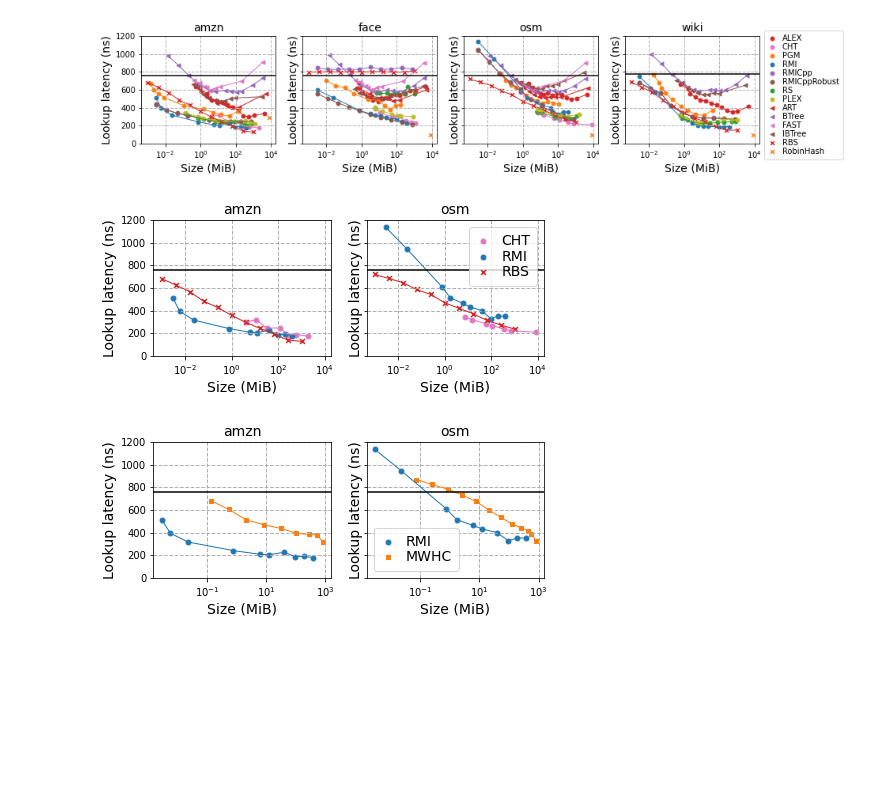
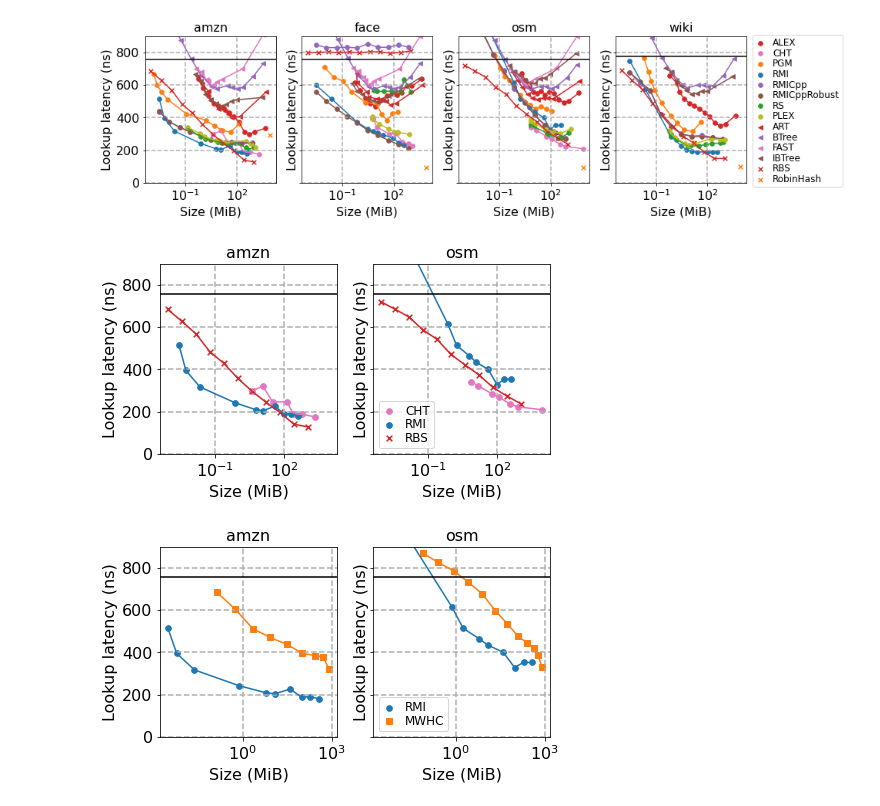
Before and after one commit to DominikHorn/SOSD, a Jupyter notebook: generate_plots.ipynb, the cells around one changed output. Drawn from its saved outputs; the diff is of its cells as text; code cells hidden in the pictures; blank space fills up the shorter version.

Commit message:
fiddle with font and plot sizes

```diff
--- a/generate_plots.ipynb
+++ b/generate_plots.ipynb
@@ -9,7 +9,7 @@ import matplotlib.pyplot as plt
 
 import matplotlib.colors as mcolors
 # %%
-fontsize=14
+fontsize=16
 outfolder="plots"
 
 class Category:
@@ -81,46 +81,47 @@ def legend_helper(outside=True):
     def make_legend(fig, axs):
         handles, labels = axs[0].get_legend_handles_labels()
         if outside:
-            fig.legend(handles, labels, ncol=1, loc="upper right", bbox_to_anchor=(1.01, 0.95), labelspacing=0.1, borderpad=0.5, handlelength=1)
+            fig.legend(handles, labels, ncol=1, loc="upper right", bbox_to_anchor=(1.03, 0.91), labelspacing=0.05, borderpad=0.3, handlelength=1.1, fontsize=12)
         else:
-            axs[-1].legend(handles, labels, labelspacing=0.1, borderpad=0.5, handlelength=1, fontsize=fontsize)
+            axs[-1].legend(handles, labels, labelspacing=0.05, borderpad=0.3, handlelength=1.1, fontsize=12)
 
     return make_legend
 
-def plt_full(data, outfile, legend=legend_helper(), lims=[0, 1200]):
+def plt_full(data, outfile, legend=legend_helper(), lims=[0, 899]):
     datasets = set(data["dataset"])
-    fig, axs = plt.subplots(1, len(datasets), figsize=(3.5 * len(datasets), 2.5), sharex=True, sharey=True)
+    fig, axs = plt.subplots(1, len(datasets), figsize=(3.5 * len(datasets), 3.5), sharex=True, sharey=True)
 
     for i, (ds, g) in enumerate(data.groupby(["dataset"])):
         ax = axs[i]
         ax.set_title(get_ds_name(ds), fontsize=fontsize)
         ax.set_ylim(lims[0], lims[1])
         ax.set_xscale('log')
+        ax.tick_params(labelsize=fontsize)
 
         for (category, fun), group in g.groupby(["category", "name"]):
             if fun.lower() in ignore:
                 continue
             if fun == "BinarySearch":
                 ax.axhline(y=list(group["median_time"])[0], color='black', linestyle='-')
                 continue
 
-            ax.scatter(data=group, x="mbyte_size", y="median_time", label=map_name(fun), marker=markers[category], s=24, color=get_color(fun))
-            ax.plot(group["mbyte_size"], group["median_time"], color=get_color(fun), linewidth=1)
+            ax.scatter(data=group, x="mbyte_size", y="median_time", label=map_name(fun), marker=markers[category], s=32, color=get_color(fun))
+            ax.plot(group["mbyte_size"], group["median_time"], color=get_color(fun), linewidth=1.5)
 
         ax.set_xlabel("Size (MiB)", fontsize=fontsize)
         ax.set_ylabel("Lookup latency (ns)", fontsize=fontsize, x=0.05)
-        ax.grid(linestyle='--', linewidth=1)
+        ax.grid(linestyle='--', linewidth=1.5)
 
     legend(fig, axs)
     fig.savefig(f"{outfolder}/{outfile}", bbox_inches="tight", dpi=300)
 
 plt_full(plt1_df, "pareto_full.pdf")
 plt_full(plt_rmi_vs_cht_df, "rmi_vs_cht.pdf", legend=legend_helper(False))
 plt_full(plt_rmi_vs_perfect, "rmi_vs_perfect.pdf", legend=legend_helper(False))
 # %% [output]
-[figure, old version]
+[figure, new version]
-[figure, old version]
+[figure, new version]
-[figure, old version]
+[figure, new version]
 # %%
 def plt_outlier(data, outfile):
     fig, ax = plt.subplots(figsize=(4, 3))
```
Also changed, not shown: parts of 1 cell of this notebook, 5 other files.
